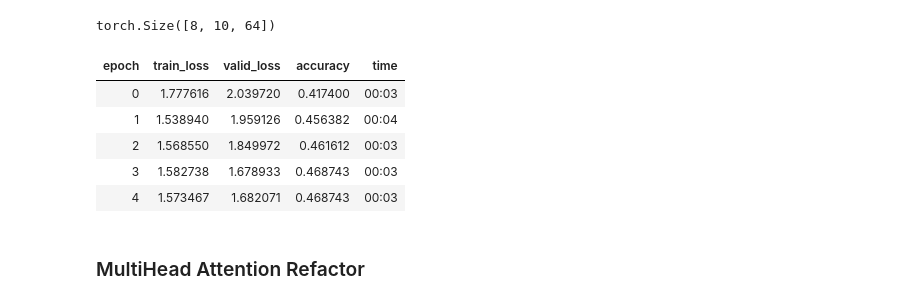
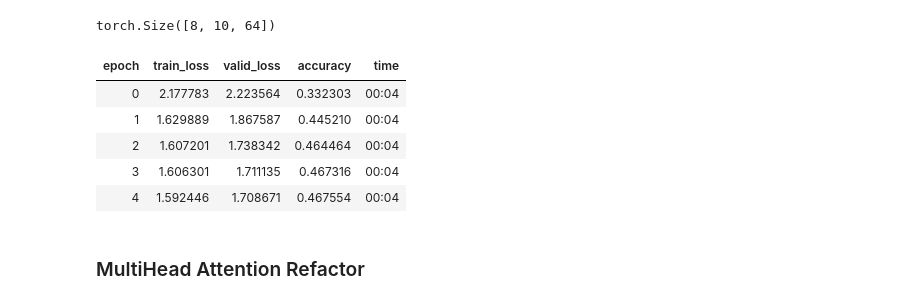
Before and after one commit to arampacha/fastai_nbs, a Jupyter notebook: fastbook_12_transformer.ipynb, the cells around one changed output. Saved outputs shown, nothing was run; the diff lists cells and outputs as text; code cells hidden in the pictures.

```diff
--- a/fastbook_12_transformer.ipynb
+++ b/fastbook_12_transformer.ipynb
@@ -96,10 +99,11 @@ class SelfAttention(Module):
         self.ik = nn.Linear(d_in, d_qk)
         self.iv = nn.Linear(d_in, d_v)
         self.out = nn.Linear(d_v, d_in)
-        self.scale = d_qk**0.5
+        self.scale = d_qk**-0.5
     def forward(self, x):
         q, k, v = self.iq(x), self.ik(x), self.iv(x)
-        return self.out(F.softmax(q@k.transpose(-2,-1)/self.scale, -1)@v)
+        q *= self.scale
+        return self.out(F.softmax(q@k.transpose(-2,-1), -1)@v)
 # %% [markdown]
 Even though self attention mechanism is extremely useful it posseses limited expressive power. Essentially we are computing weighted some of the input modified by single affine transformation, shared across the whole sequence. To add more computational power to the model we can introduce fully connected feedforward network on top of the SelfAttention layer.
 
@@ -177,10 +181,10 @@ class SelfAttention(Module):
         self.iq = nn.Linear(d_in, d_qk)
         self.ik = nn.Linear(d_in, d_qk)
         self.iv = nn.Linear(d_in, d_v)
-        self.scale = d_qk**0.5
+        self.scale = d_qk**-0.5
     def forward(self, x):
         q, k, v = self.iq(x), self.ik(x), self.iv(x)
-        return F.softmax(q@k.transpose(-2,-1)/self.scale, -1)@v
+        return F.softmax(q@k.transpose(-2,-1)*self.scale, -1)@v
 # %%
 class MultiHeadAttention(Module):
     def __init__(self, d_model, n_heads, d_qk=None, d_v=None):
@@ -213,14 +217,14 @@ class Model2(Module):
         return self.out(x)
 # %%
 learn = Learner(dls, Model2(len(vocab)), loss_func=CrossEntropyLossFlat(), metrics=accuracy)
-learn.fit_one_cycle(5, 1e-3)
+learn.fit_one_cycle(5, 5e-4)
 # %% [output]
 | epoch | train_loss | valid_loss | accuracy | time |
-| 0 | 1.777616 | 2.039720 | 0.417400 | 00:03 |
-| 1 | 1.538940 | 1.959126 | 0.456382 | 00:04 |
-| 2 | 1.568550 | 1.849972 | 0.461612 | 00:03 |
-| 3 | 1.582738 | 1.678933 | 0.468743 | 00:03 |
-| 4 | 1.573467 | 1.682071 | 0.468743 | 00:03 |
+| 0 | 2.177783 | 2.223564 | 0.332303 | 00:04 |
+| 1 | 1.629889 | 1.867587 | 0.445210 | 00:04 |
+| 2 | 1.607201 | 1.738342 | 0.464464 | 00:04 |
+| 3 | 1.606301 | 1.711135 | 0.467316 | 00:04 |
+| 4 | 1.592446 | 1.708671 | 0.467554 | 00:04 |
 # %% [markdown]
 ### MultiHead Attention Refactor
 # %% [markdown]
```
Also changed, not shown: parts of 73 cells of this notebook.
